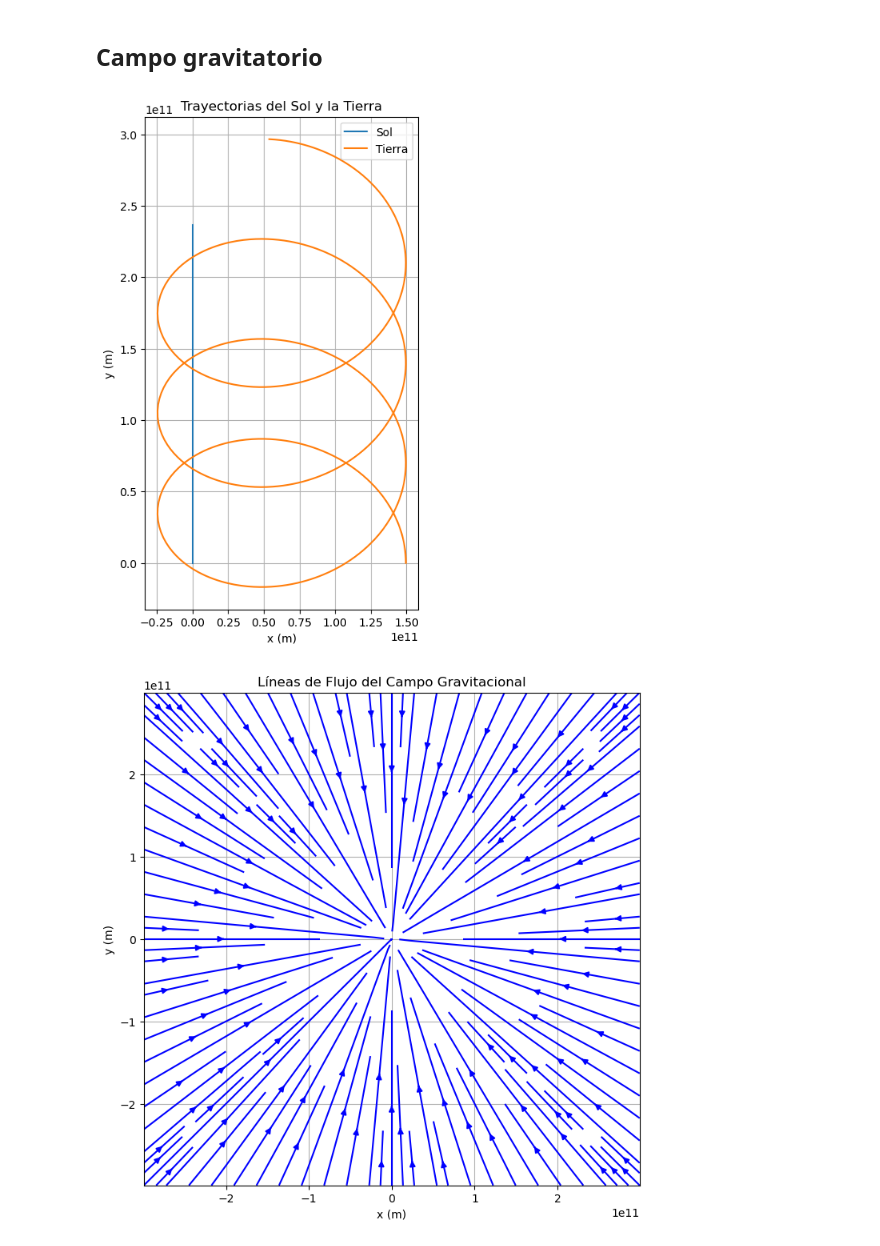
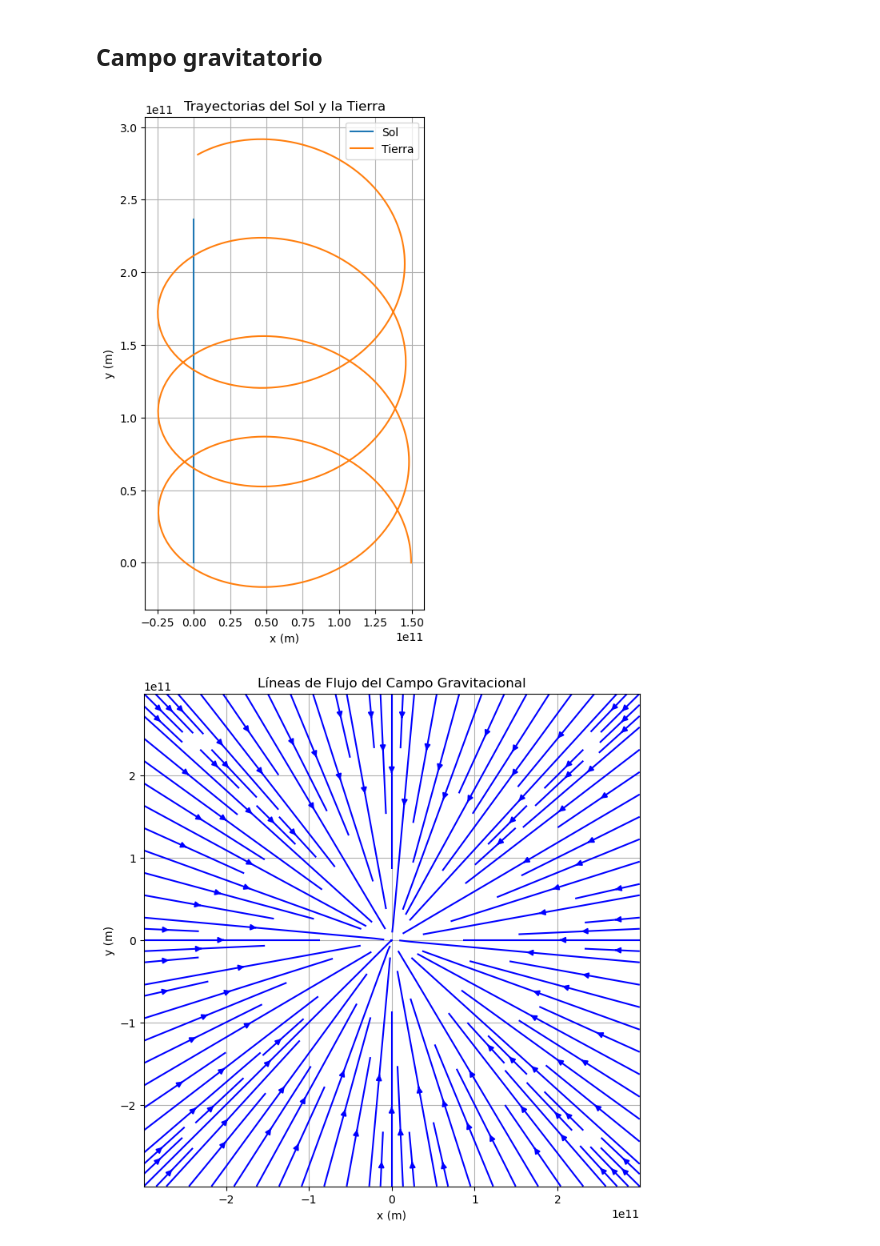
Before and after one commit to fmgarciadiaz/PythonTests, a Jupyter notebook: Colab_Flujos.ipynb, the cells around one changed output. Drawn from its saved outputs; the diff is of its cells as text; code cells hidden in the pictures.

```diff
--- a/Colab_Flujos.ipynb
+++ b/Colab_Flujos.ipynb
@@ -119,7 +119,7 @@ m = 5.972e24  # Masa de la Tierra (kg)
 R = 1.496e11  # Distancia media entre el Sol y la Tierra (m)
 
 # Función que define el sistema de ecuaciones diferenciales
-def sistema_gravitacional(y, t, G, M, m):
+def sistema_gravitacional(t, y, G, M, m):
     x1, y1, vx1, vy1, x2, y2, vx2, vy2 = y
     r = np.sqrt((x2 - x1)**2 + (y2 - y1)**2)
     ax1 = G * m * (x2 - x1) / r**3
@@ -136,11 +136,12 @@ vx2_0, vy2_0 = 0, 20780  # Velocidad orbital de la Tierra (m/s)
 y0 = [x1_0, y1_0, vx1_0, vy1_0, x2_0, y2_0, vx2_0, vy2_0]
 
 # Tiempo de simulación
-t = np.linspace(0, 1.5*365*24*3600, 1000)  # 1.5 años en segundos
+t_span = (0, 1.5*365*24*3600)  # 1.5 años en segundos
+t_eval = np.linspace(t_span[0], t_span[1], 1000)
 
 # Resolver las ecuaciones diferenciales
-sol = odeint(sistema_gravitacional, y0, t, args=(G, M, m))
-x1, y1, x2, y2 = sol[:, 0], sol[:, 1], sol[:, 4], sol[:, 5]
+sol = solve_ivp(sistema_gravitacional, t_span, y0, args=(G, M, m), t_eval=t_eval)
+x1, y1, x2, y2 = sol.y[0], sol.y[1], sol.y[4], sol.y[5]
 
 # Gráfica de las trayectorias
 def graficar_trayectorias(x2, y2):
@@ -187,35 +188,35 @@ ax.margins(0.1)
 
 # Eliminar los títulos de los ejes
 ax.set_xlabel('x (m)')
 ax.set_ylabel('y (m)')
 
 # Línea para la estela planeta y estrella
 trail_planeta, = ax.plot([], [], 'b-', lw=1, alpha=0.3)
 trail_sol, = ax.plot([], [], 'y-', lw=1, alpha=0.3)
 
 # Dibujar el Sol fijo en el centro
 sol_circle = plt.Circle((x1[0], y1[0]), R*0.1, color='yellow', label='Sol', zorder=3)
 ax.add_artist(sol_circle)
 # Círculo para la Tierra
 earth_circle = plt.Circle((x2[0], y2[0]), R*0.02, color='blue', label='Tierra', zorder=3)
 ax.add_artist(earth_circle)
 
 # Texto para el tiempo
 time_text = ax.text(0.02, 0.95, '', transform=ax.transAxes, fontsize=10, verticalalignment='top')
 
 def animate(i):
     trail_planeta.set_data(x2[:i+1], y2[:i+1])
     trail_sol.set_data(x1[:i+1], y1[:i+1])
-    time_text.set_text(f'Tiempo: {t[i]/(24*3600):.1f} días')
+    time_text.set_text(f'Tiempo: {sol.t[i]/(24*3600):.1f} días')
     earth_circle.center = (x2[i], y2[i])
     sol_circle.center = (x1[i], y1[i])
     return earth_circle, trail_planeta, trail_sol, time_text
 
-ani = FuncAnimation(fig, animate, frames=len(t), blit=True, interval=20, repeat=True)
+ani = FuncAnimation(fig, animate, frames=len(sol.t), blit=True, interval=20, repeat=True)
 HTML(ani.to_html5_video())
 
 # Guardar la animación como un archivo de video
-ani.save('gravitacion.mp4', writer='ffmpeg')
+#ani.save('gravitacion.mp4', writer='ffmpeg')
 # %% [output]
-[figure, old version]
+[figure, new version]
 [figure]
```
Also changed, not shown: parts of 1 cell of this notebook.
